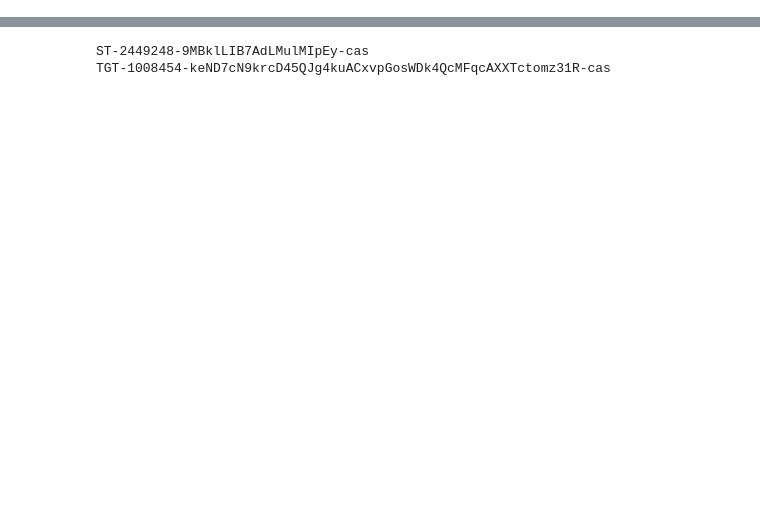
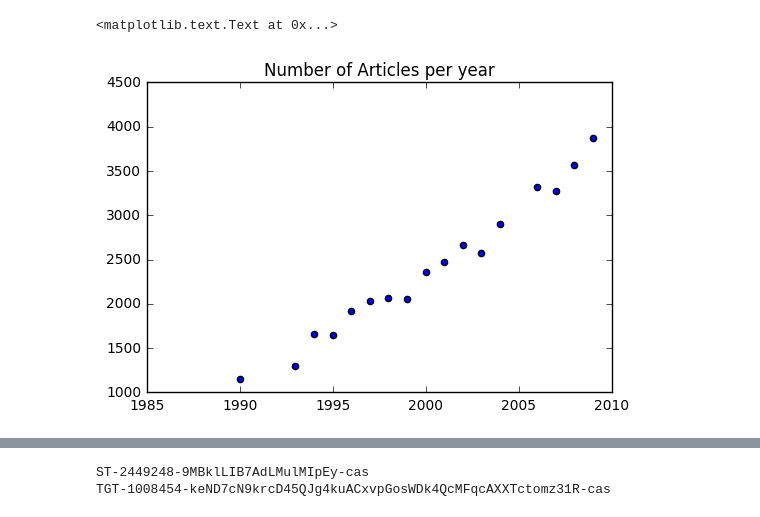
Before and after one commit to akarazeev/BioHack2017, a Jupyter notebook: main.ipynb, the cells around one changed output, grey strips where cells are left out. Drawn from its saved outputs; the diff is of its cells as text; code cells hidden in the pictures; blank space fills up the shorter version.

```diff
--- a/main.ipynb
+++ b/main.ipynb
@@ -249,0 +327,17 @@ class CUI(authorization):
+# %%
+to_draw = []
+inxs = []
+
+for i in range(1990, 2018):
+    if i in data:
+        tmp = data[i]['count_articles']
+        to_draw.append(tmp)
+        inxs.append(i)
+#         print(i, tmp)
+
+plt.figure()
+plt.scatter(inxs, to_draw)
+plt.title('Number of Articles per year')
+# %% [output]
+<matplotlib.text.Text at 0x...>
+[figure, added]
```
Also changed, not shown: parts of 13 cells of this notebook, 1 other file.
